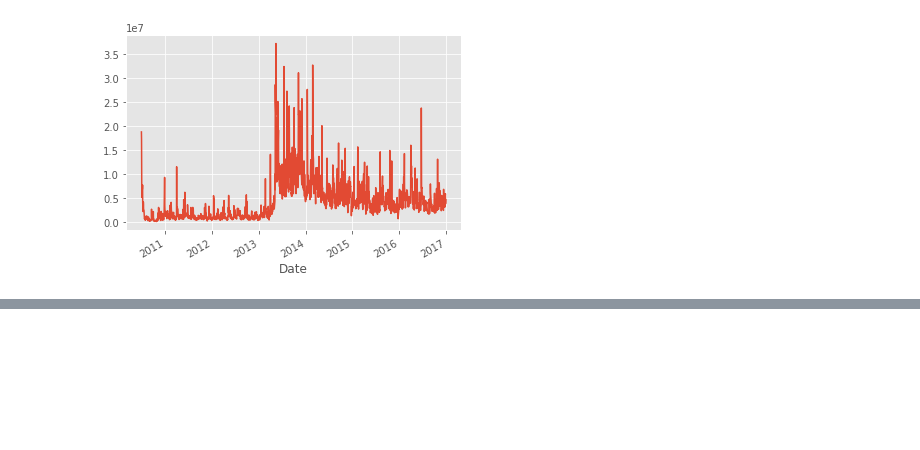
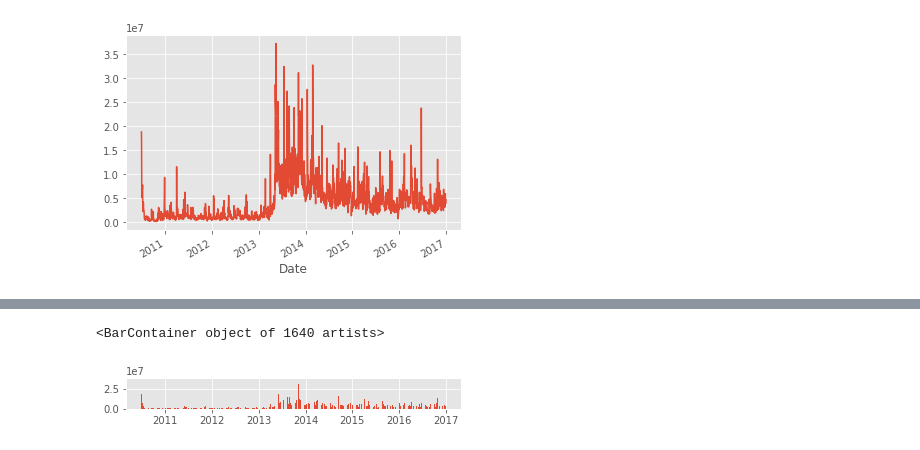
Before and after one commit to michelleruas/Data_Visualisation, a Jupyter notebook: Python_For_Finance.ipynb, the cells around one changed output, grey strips where cells are left out. Drawn from its saved outputs; the diff is of its cells as text; code cells hidden in the pictures; blank space fills up the shorter version.

```diff
--- a/Python_For_Finance.ipynb
+++ b/Python_For_Finance.ipynb
@@ -46,0 +86,6 @@ df['Volume'].plot()
+# %%
+ax2 = plt.subplot2grid((6,1), (5,0), rowspan = 5, colspan = 1)
+ax2.bar(df.index, df['Volume'])
+# %% [output]
+<BarContainer object of 1640 artists>
+[figure, added]
```
Also changed, not shown: parts of 6 cells of this notebook.
